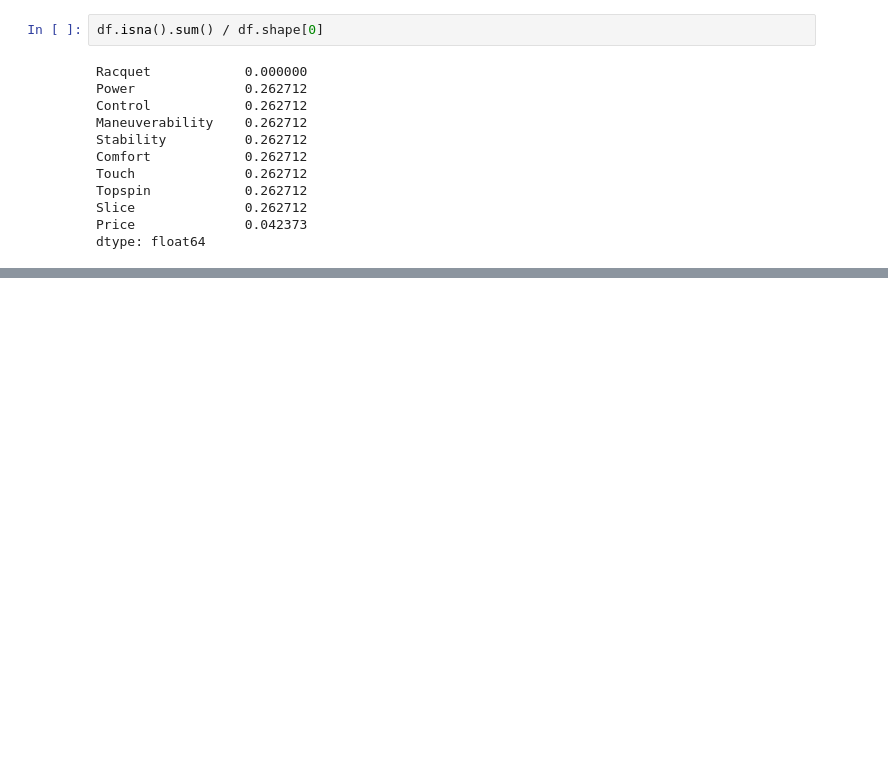
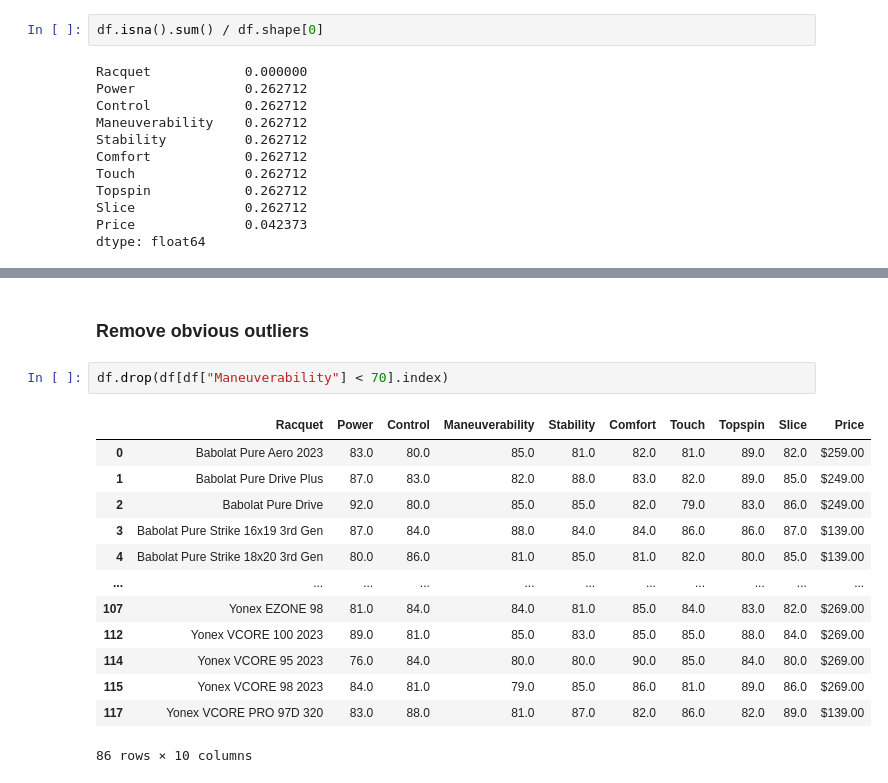
Before and after one commit to stefanperkovic/Racquet-Recommender, a Jupyter notebook: racquet.ipynb, the cells around one changed output, grey strips where cells are left out. Drawn from its saved outputs; the diff is of its cells as text; blank space fills up the shorter version.

```diff
--- a/racquet.ipynb
+++ b/racquet.ipynb
@@ -78,0 +115,18 @@ TypeError: dropna() takes 1 positional argument but 2 were given
+# %% [markdown]
+### Remove obvious outliers
+# %%
+df.drop(df[df["Maneuverability"] < 70].index)
+# %% [output]
+|  | Racquet | Power | Control | Maneuverability | Stability | Comfort | Touch | Topspin | Slice | Price |
+| 0 | Babolat Pure Aero 2023 | 83.0 | 80.0 | 85.0 | 81.0 | 82.0 | 81.0 | 89.0 | 82.0 | $259.00 |
+| 1 | Babolat Pure Drive Plus | 87.0 | 83.0 | 82.0 | 88.0 | 83.0 | 82.0 | 89.0 | 85.0 | $249.00 |
+| 2 | Babolat Pure Drive | 92.0 | 80.0 | 85.0 | 85.0 | 82.0 | 79.0 | 83.0 | 86.0 | $249.00 |
+| 3 | Babolat Pure Strike 16x19 3rd Gen | 87.0 | 84.0 | 88.0 | 84.0 | 84.0 | 86.0 | 86.0 | 87.0 | $139.00 |
+| 4 | Babolat Pure Strike 18x20 3rd Gen | 80.0 | 86.0 | 81.0 | 85.0 | 81.0 | 82.0 | 80.0 | 85.0 | $139.00 |
+| ... | ... | ... | ... | ... | ... | ... | ... | ... | ... | ... |
+| 107 | Yonex EZONE 98 | 81.0 | 84.0 | 84.0 | 81.0 | 85.0 | 84.0 | 83.0 | 82.0 | $269.00 |
+| 112 | Yonex VCORE 100 2023 | 89.0 | 81.0 | 85.0 | 83.0 | 85.0 | 85.0 | 88.0 | 84.0 | $269.00 |
+| 114 | Yonex VCORE 95 2023 | 76.0 | 84.0 | 80.0 | 80.0 | 90.0 | 85.0 | 84.0 | 80.0 | $269.00 |
+| 115 | Yonex VCORE 98 2023 | 84.0 | 81.0 | 79.0 | 85.0 | 86.0 | 81.0 | 89.0 | 86.0 | $269.00 |
+| 117 | Yonex VCORE PRO 97D 320 | 83.0 | 88.0 | 81.0 | 87.0 | 82.0 | 86.0 | 82.0 | 89.0 | $139.00 |
+86 rows × 10 columns
```
Also changed, not shown: parts of 4 cells of this notebook.
